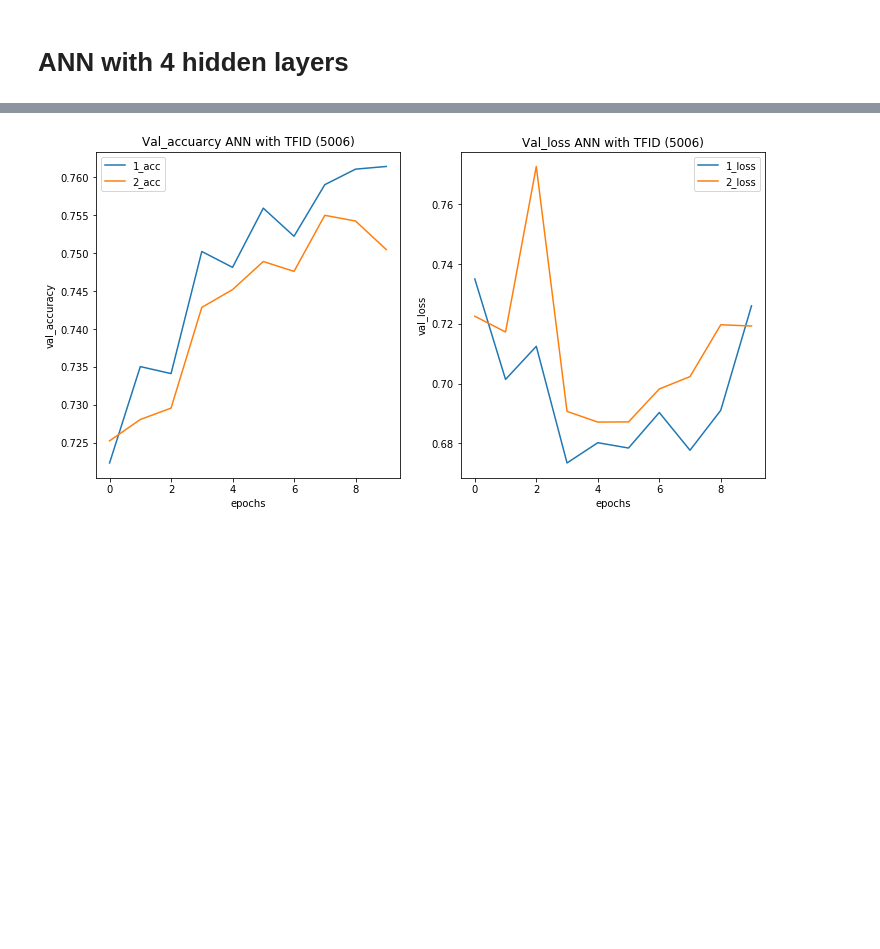
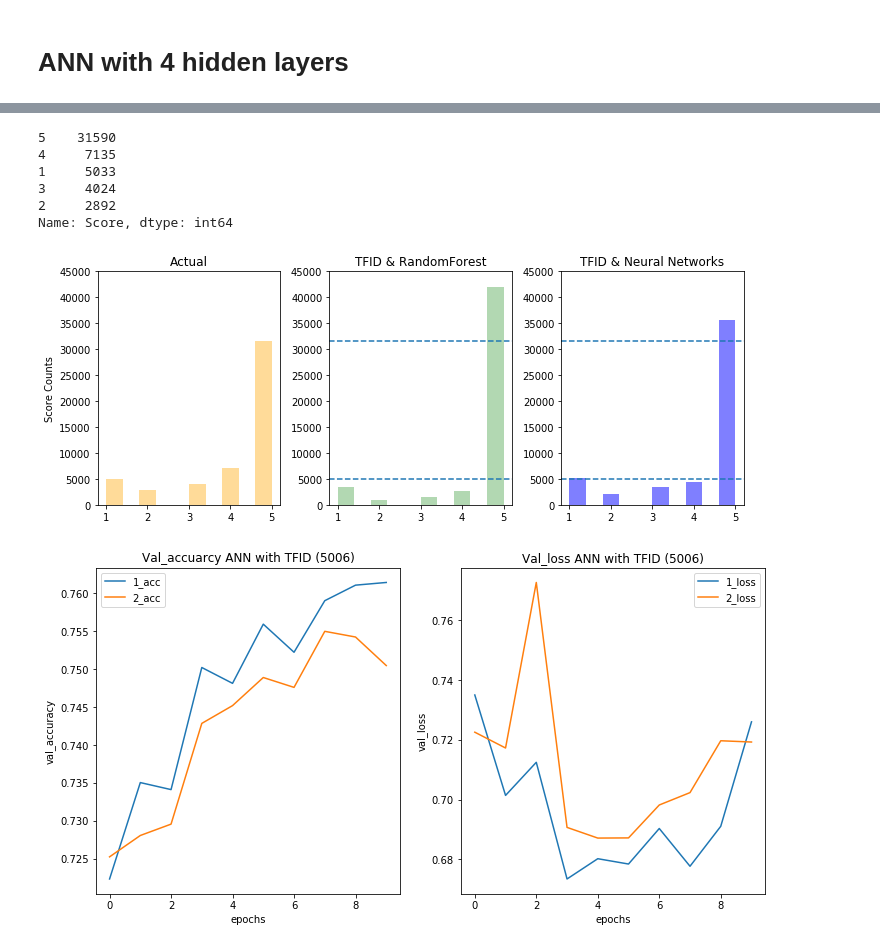
Before and after one commit to EllyKyles/amazon_review_analysis, a Jupyter notebook: neural_network/ANN_TFID_1.ipynb, the cells around one changed output, grey strips where cells are left out. Drawn from its saved outputs; the diff is of its cells as text; code cells hidden in the pictures; blank space fills up the shorter version.

```diff
--- a/neural_network/ANN_TFID_1.ipynb
+++ b/neural_network/ANN_TFID_1.ipynb
@@ -232,0 +238,8 @@ Epoch 10/10
+# %%
+y_pre_ann = model2.predict(x_test_matrix)
+
+test_ann = np.argmax(y_pre_ann, axis = -1)
+
+# tensforflow labeling score does differently. -> the highest frequency of score is labelled as 1, the least frequnecy of socre is labelled as 5
+cols = ['5', '4', '1', '3', '2']
+print(classification_report(validation_label_seq, test_ann, target_names = cols))
@@ -233,3 +258,50 @@ Epoch 10/10
+# %%
+test_ann_df = pd.DataFrame(test_ann, columns = ['y_hat'])
+# %%
+def nn_label_convert(num):
+    if num == 1:
+        return 5
+    elif num == 2:
+        return 4
+    elif num == 3:
+        return 1
+    elif num == 4:
+        return 3
+    else:
+        return 2
+# %%
+test_ann_df['ann_y'] = test_ann_df['y_hat'].apply(nn_label_convert)
+test_ann_df.to_pickle('test_ann_df.pkl')
+# %%
+test_df['Score'].value_counts()
+# %% [output]
+5    31590
+4     7135
+1     5033
+3     4024
+2     2892
+Name: Score, dtype: int64
+# %%
+fig, axs = plt.subplots(nrows = 1, ncols =3, figsize = (10,4))
+
+axs[0].hist(test_df['Score'], label = 'Actual', alpha = 0.4, color = 'orange', )
+axs[0].set_title("Actual")
+axs[0].set_ylim((0, 45000))
+axs[0].set_ylabel('Score Counts')
+axs[2].hist(test_ann_df['ann_y'], alpha = 0.5, label = 'TFID & Neural Networks', color = 'blue')
+axs[2].set_title('TFID & Neural Networks')
+axs[2].set_ylim((0, 45000))
+axs[2].axhline(31590,linestyle = '--') # <- actual 5 counts
+axs[2].axhline(5033,linestyle = '--') # < - actual 1 counts
+axs[1].hist(rf_pred_df['rf_y'], alpha = 0.3, label = 'TFID & RandomForest', color = 'green')
+axs[1].set_title('TFID & RandomForest')
+axs[1].set_ylim((0, 45000))
+axs[1].axhline(31590, linestyle = '--')
+axs[1].axhline(5033,linestyle = '--')
+plt.tight_layout();
+plt.savefig('combined_result.png')
+# %% [output]
+[figure, added]
 # %%
 tdif_ann= {'1_acc': history_rnn.history['val_accuracy'],
         '1_loss': history_rnn.history['val_loss'],
```
Also changed, not shown: parts of 13 cells of this notebook, 5 other files.
